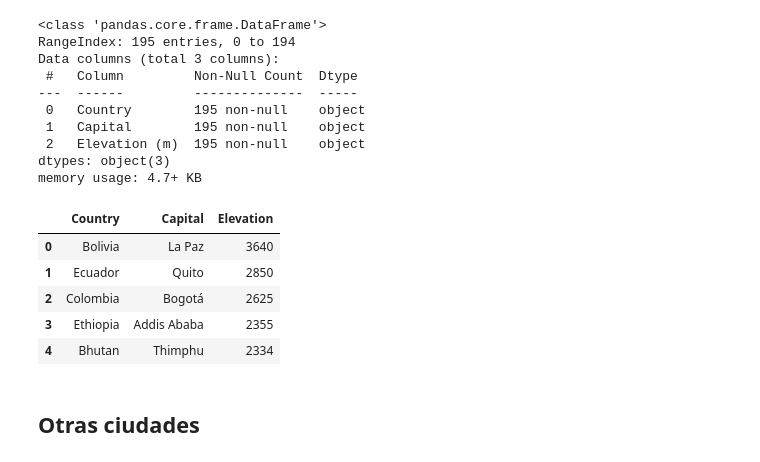
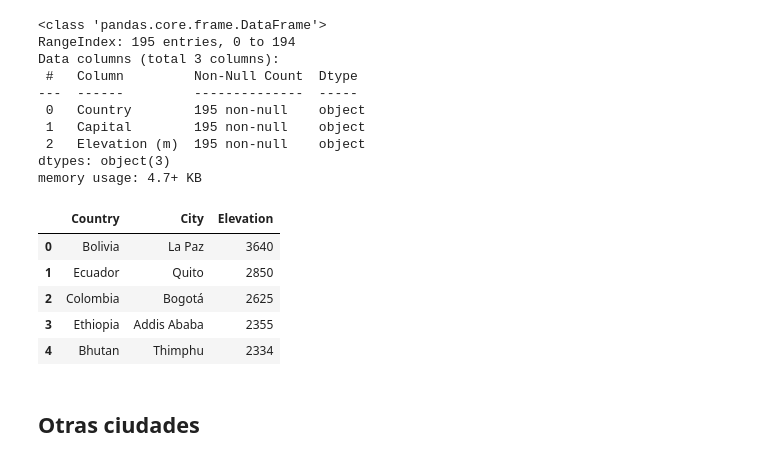
Before and after one commit to kaaiik/Proyecto-final, a Jupyter notebook: notebook/cities.ipynb, the cells around one changed output. Saved outputs shown, nothing was run; the diff lists cells and outputs as text; code cells hidden in the pictures.

```diff
--- a/notebook/cities.ipynb
+++ b/notebook/cities.ipynb
@@ -45,13 +45,13 @@ Data columns (total 3 columns):
 dtypes: object(3)
 memory usage: 4.7+ KB
 # %%
-df.columns = ['Country', 'Capital', 'Elevation']
+df.columns = ['Country', 'City', 'Elevation']
 df.Elevation = df.Elevation.apply(lambda x:x.replace(',', ''))
 df.Elevation = df.Elevation.apply(lambda x:x.split(' ')[0])
 df.Elevation = df.Elevation.astype(int)
 df.head()
 # %% [output]
-|  | Country | Capital | Elevation |
+|  | Country | City | Elevation |
 | 0 | Bolivia | La Paz | 3640 |
 | 1 | Ecuador | Quito | 2850 |
 | 2 | Colombia | Bogotá | 2625 |
```
Also changed, not shown: parts of 18 cells of this notebook, 2 other files.
